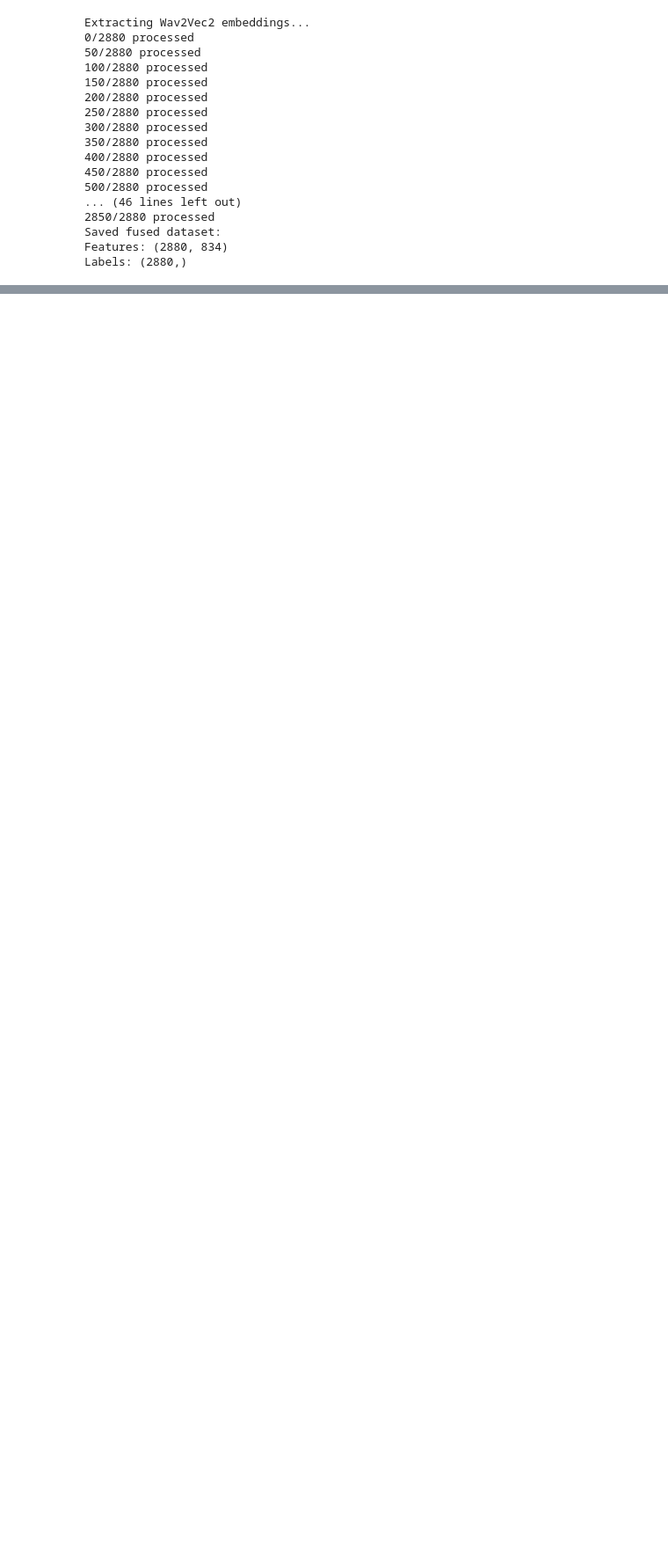
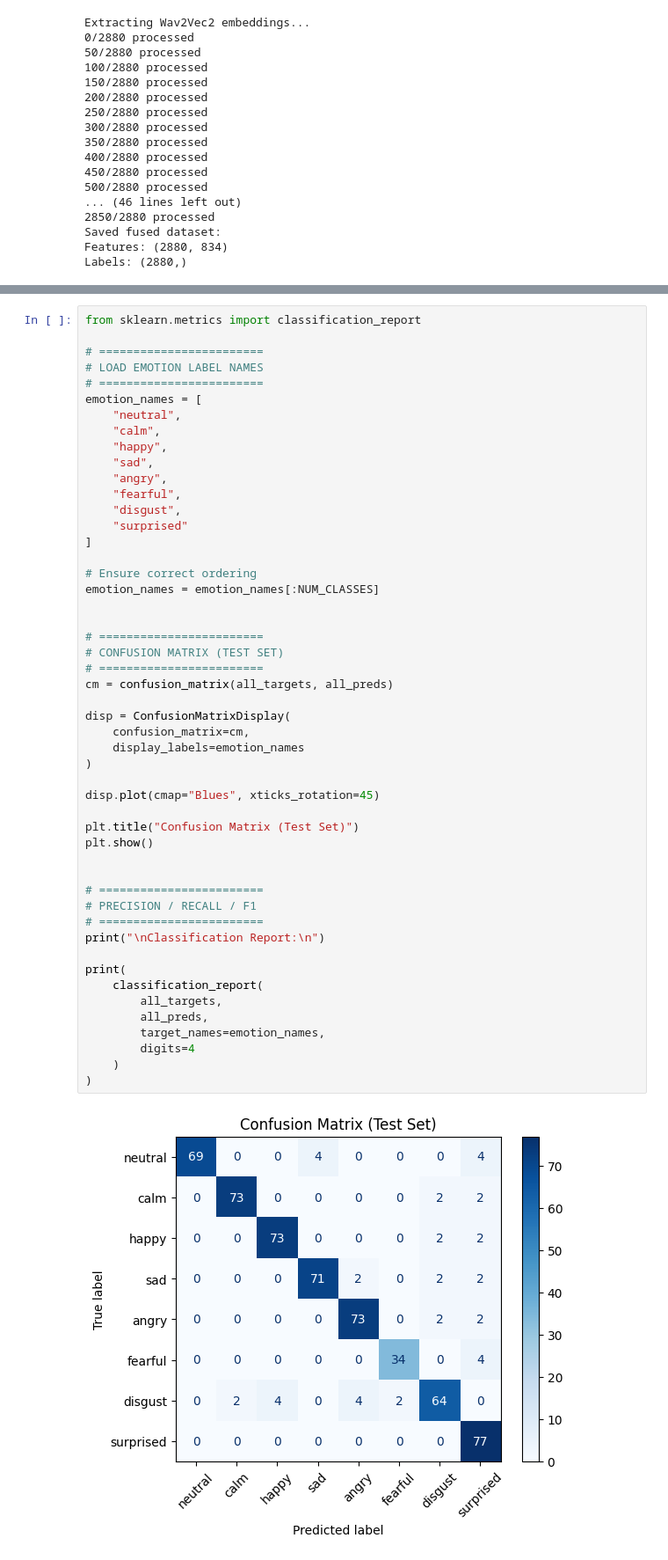
Before and after one commit to VaradJadhav37/minispeech, a Jupyter notebook: train.ipynb, the cells around one changed output, grey strips where cells are left out. Shown at 88% size. Drawn from its saved outputs; the diff is of its cells as text; blank space fills up the shorter version.

```diff
--- a/train.ipynb
+++ b/train.ipynb
@@ -724,0 +725,52 @@ Mean Accuracy: 0.9475694444444445
+# %%
+from sklearn.metrics import classification_report
+
+# ========================
+# LOAD EMOTION LABEL NAMES
+# ========================
+emotion_names = [
+    "neutral",
+    "calm",
+    "happy",
+    "sad",
+    "angry",
+    "fearful",
+    "disgust",
+    "surprised"
+]
+
+# Ensure correct ordering
+emotion_names = emotion_names[:NUM_CLASSES]
+
+
+# ========================
+# CONFUSION MATRIX (TEST SET)
+# ========================
+cm = confusion_matrix(all_targets, all_preds)
+
+disp = ConfusionMatrixDisplay(
+    confusion_matrix=cm,
+    display_labels=emotion_names
+)
+
+disp.plot(cmap="Blues", xticks_rotation=45)
+
+plt.title("Confusion Matrix (Test Set)")
+plt.show()
+
+
+# ========================
+# PRECISION / RECALL / F1
+# ========================
+print("\nClassification Report:\n")
+
+print(
+    classification_report(
+        all_targets,
+        all_preds,
+        target_names=emotion_names,
+        digits=4
+    )
+)
+# %% [output]
+[figure, added]
```
Also changed, not shown: parts of 2 cells of this notebook.
